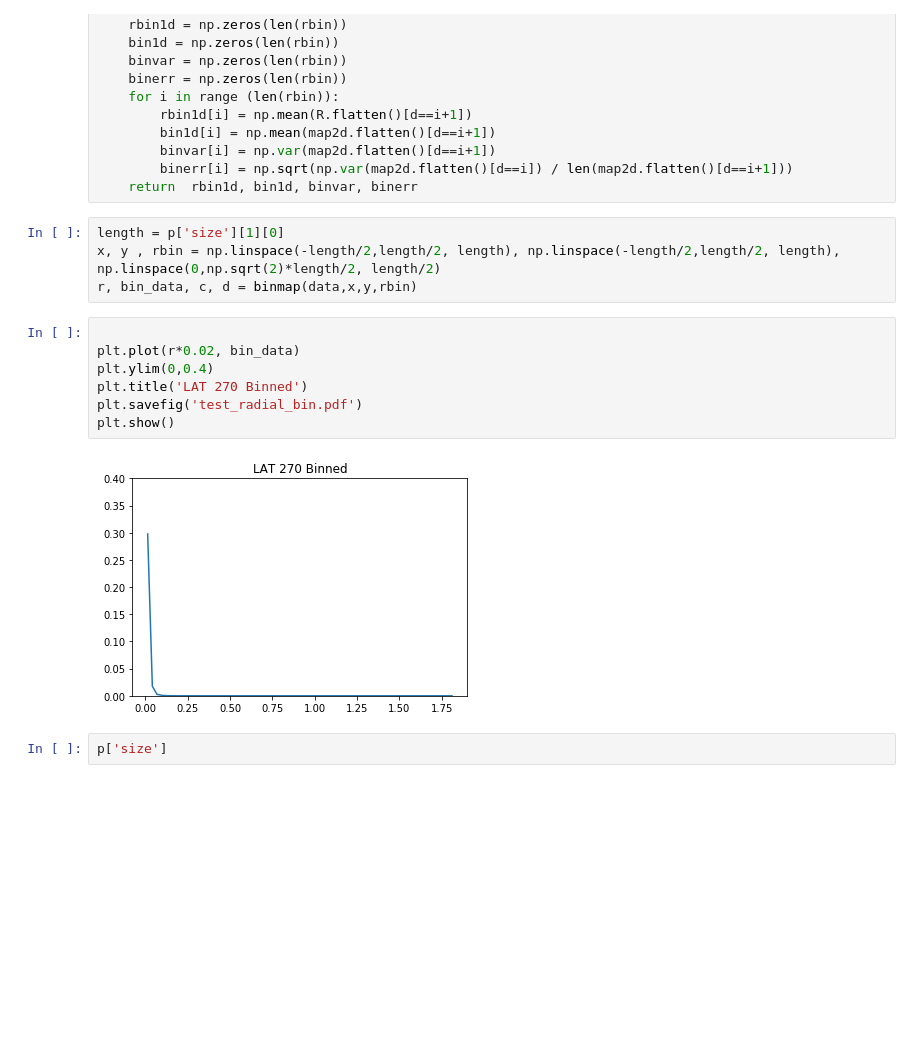
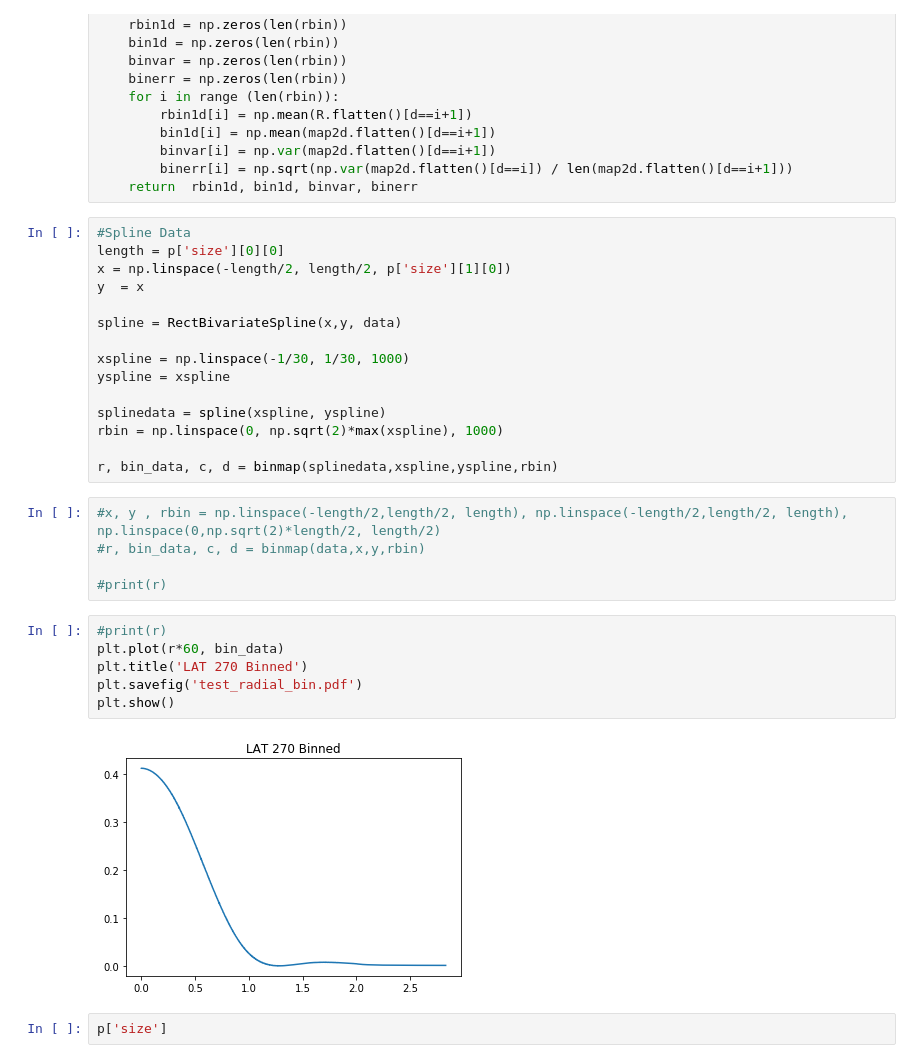
Before and after one commit to Sulla2012/gaussian_beams, a Jupyter notebook: beam_fitting/lat_beam_fitting.ipynb, the cells around one changed output. Saved outputs shown, nothing was run; the diff lists cells and outputs as text; blank space fills up the shorter version.

Commit message:
Added spline

```diff
--- a/beam_fitting/lat_beam_fitting.ipynb
+++ b/beam_fitting/lat_beam_fitting.ipynb
@@ -77,19 +78,34 @@ def binmap(map2d, x, y, rbin):
         binvar[i] = np.var(map2d.flatten()[d==i+1])
         binerr[i] = np.sqrt(np.var(map2d.flatten()[d==i]) / len(map2d.flatten()[d==i+1]))
     return  rbin1d, bin1d, binvar, binerr
+# %%
+#Spline Data
+length = p['size'][0][0]
+x = np.linspace(-length/2, length/2, p['size'][1][0])
+y  = x
+
+spline = RectBivariateSpline(x,y, data)
+
+xspline = np.linspace(-1/30, 1/30, 1000)
+yspline = xspline
+
+splinedata = spline(xspline, yspline)
+rbin = np.linspace(0, np.sqrt(2)*max(xspline), 1000)
+
+r, bin_data, c, d = binmap(splinedata,xspline,yspline,rbin)
 # %%
-length = p['size'][1][0]
-x, y , rbin = np.linspace(-length/2,length/2, length), np.linspace(-length/2,length/2, length), np.linspace(0,np.sqrt(2)*length/2, length/2)
-r, bin_data, c, d = binmap(data,x,y,rbin)
+#x, y , rbin = np.linspace(-length/2,length/2, length), np.linspace(-length/2,length/2, length), np.linspace(0,np.sqrt(2)*length/2, length/2)
+#r, bin_data, c, d = binmap(data,x,y,rbin)
+
+#print(r)
 # %%
-
-plt.plot(r*0.02, bin_data)
-plt.ylim(0,0.4)
+#print(r)
+plt.plot(r*60, bin_data)
 plt.title('LAT 270 Binned')
 plt.savefig('test_radial_bin.pdf')
 plt.show()
 # %% [output]
-[figure, old version]
+[figure, new version]
 # %%
 p['size']
 # %% [output]
```
Also changed, not shown: parts of 1 cell of this notebook, 2 other files.
